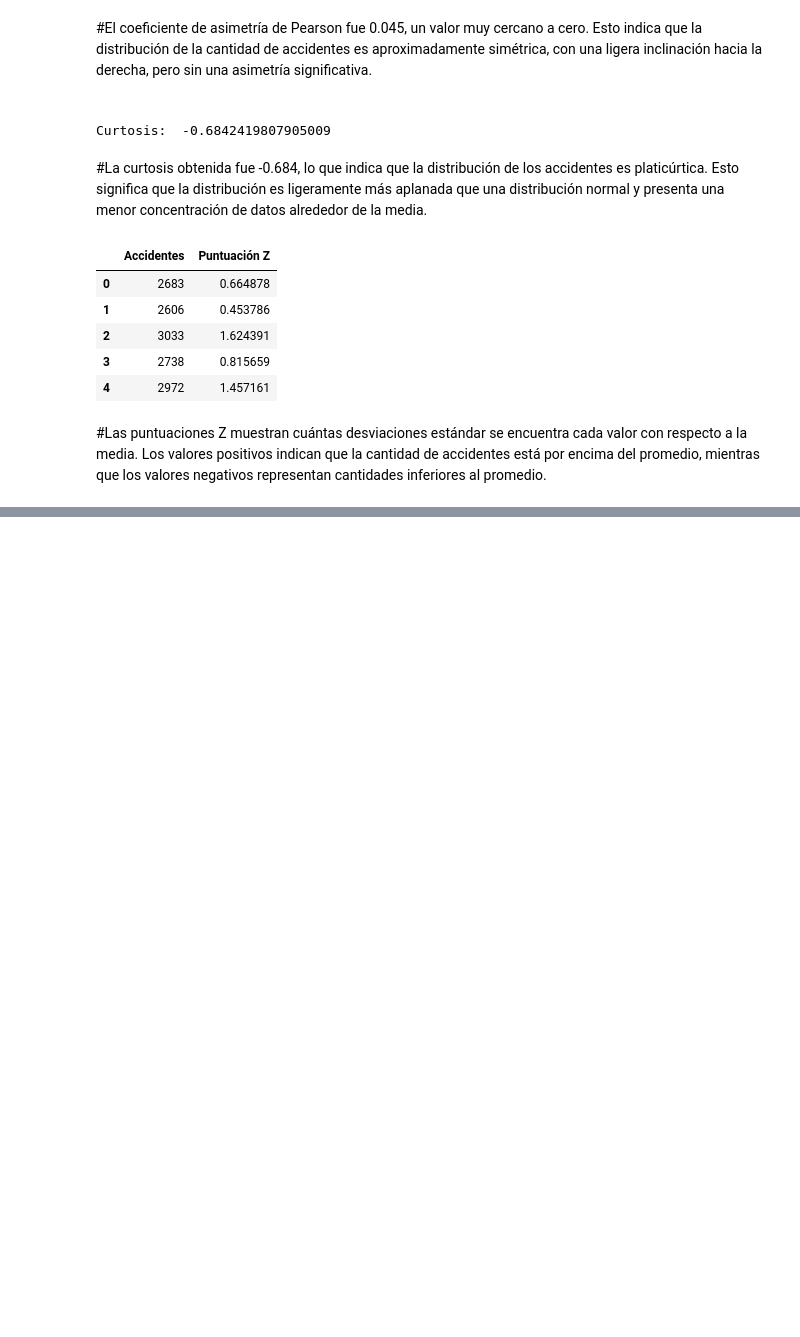
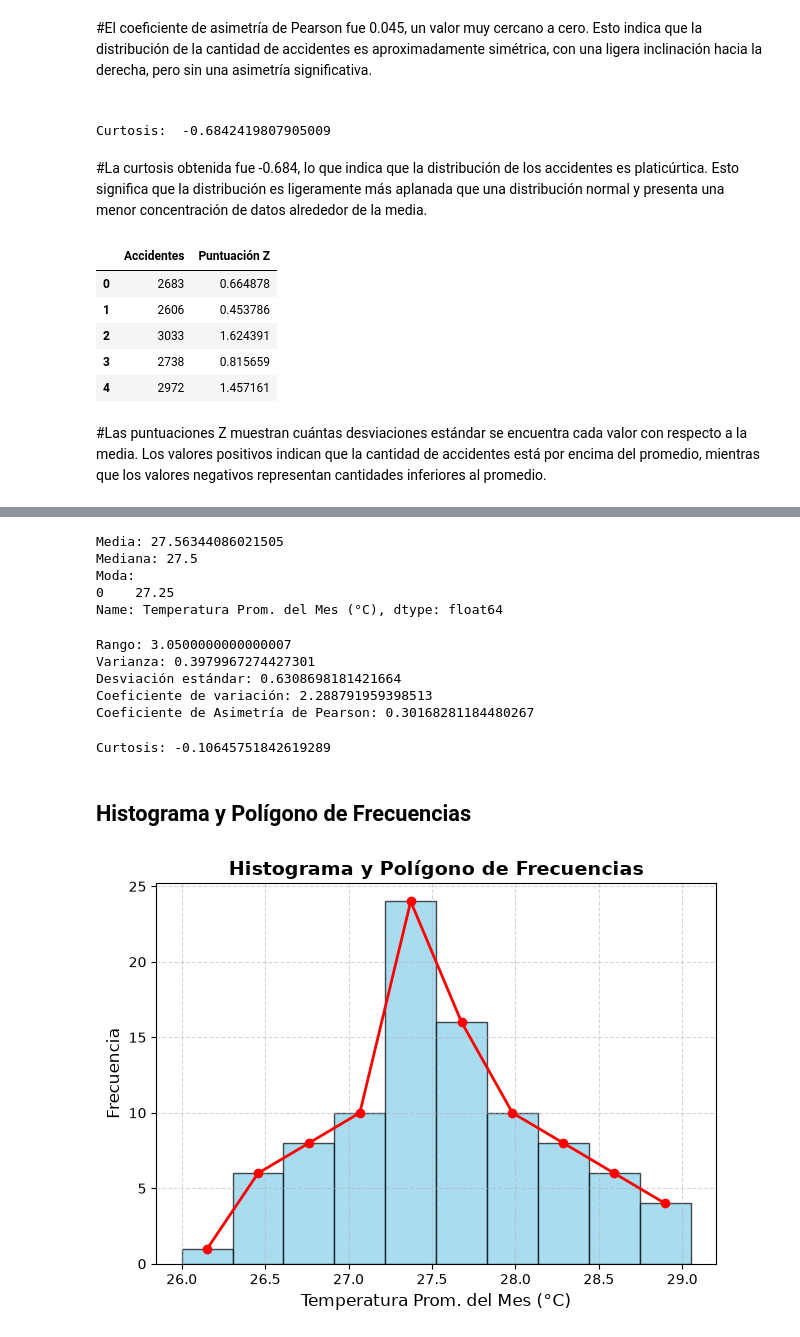
Before and after one commit to Mikael-NoFeik/accidentes-transito-panama, a Jupyter notebook: Notebooks/Notebook_Katleen.ipynb, the cells around one changed output, grey strips where cells are left out. Cells and saved outputs as stored; diff of their text form; code cells hidden in the pictures; blank space fills up the shorter version.

Commit message:
Actualizo histograma y polígono de frecuencias

```diff
--- a/Notebooks/Notebook_Katleen.ipynb
+++ b/Notebooks/Notebook_Katleen.ipynb
@@ -233,0 +237,69 @@ df[["Accidentes", "Puntuación Z"]].head()
+# %%
+# Selecciona la variable
+variable = df["Temperatura Prom. del Mes (°C)"]
+# %%
+media = variable.mean()
+print("Media:", media)
+mediana = variable.median()
+print("Mediana:", mediana)
+moda = variable.mode()
+print("Moda:")
+print(moda)
+# %% [output]
+Media: 27.56344086021505
+Mediana: 27.5
+Moda:
+0    27.25
+Name: Temperatura Prom. del Mes (°C), dtype: float64
+# %%
+rango = variable.max() - variable.min()
+print("Rango:", rango)
+varianza = variable.var()
+print("Varianza:", varianza)
+desviacion = variable.std()
+print("Desviación estándar:", desviacion)
+coef_variacion = (desviacion / media) * 100
+print("Coeficiente de variación:", coef_variacion)
+asimetria = (3 * (media - mediana)) / desviacion
+print("Coeficiente de Asimetría de Pearson:", asimetria)
+# %% [output]
+Rango: 3.0500000000000007
+Varianza: 0.3979967274427301
+Desviación estándar: 0.6308698181421664
+Coeficiente de variación: 2.288791959398513
+Coeficiente de Asimetría de Pearson: 0.30168281184480267
+# %%
+from scipy.stats import kurtosis
+
+curtosis = kurtosis(variable)
+print("Curtosis:", curtosis)
+# %% [output]
+Curtosis: -0.10645751842619289
+# %% [markdown]
+## Histograma y Polígono de Frecuencias
+# %%
+import numpy as np
+import matplotlib.pyplot as plt
+
+# Calcular frecuencias e intervalos
+frecuencias, intervalos = np.histogram(variable, bins=10)
+
+# Calcular puntos medios
+puntos_medios = (intervalos[:-1] + intervalos[1:]) / 2
+
+
+# Histograma
+plt.hist(variable,bins=10, edgecolor="black", color="skyblue", alpha=0.7)
+
+# Polígono de frecuencias
+plt.plot(puntos_medios, frecuencias, color="red", marker="o", linewidth=2)
+
+# Personalización del gráfico
+plt.title("Histograma y Polígono de Frecuencias", fontsize=14, fontweight="bold")
+plt.xlabel(variable.name, fontsize=12)
+plt.ylabel("Frecuencia", fontsize=12)
+plt.grid(True, linestyle="--", alpha=0.5)
+plt.tight_layout()
+plt.show()
+# %% [output]
+[figure, added]
```
Also changed, not shown: parts of 16 cells of this notebook.
